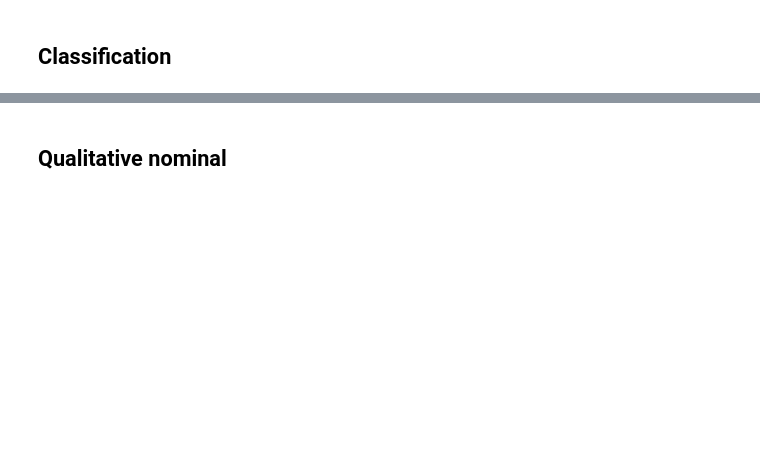
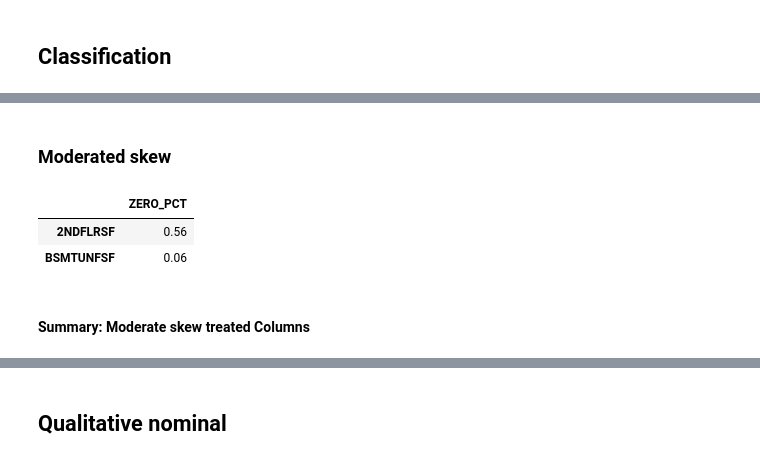
Before and after one commit to lucasamtaylor01/KaggleHousePrices, a Jupyter notebook: noteboks/03_feature_engineering.ipynb, the cells around one changed output, grey strips where cells are left out. Drawn from its saved outputs; the diff is of its cells as text; code cells hidden in the pictures; blank space fills up the shorter version.

```diff
--- a/noteboks/03_feature_engineering.ipynb
+++ b/noteboks/03_feature_engineering.ipynb
@@ -204,0 +330,11 @@ for col in quant_disc:
+# %%
+power_transformers = {}
+
+for col in high_skew:
+    pt = PowerTransformer()
+    result = pt.fit_transform(df_quant_cont[[col]])
+    df_quant_cont[col + "_TRANSFORMED"] = result[:, 0]
+    power_transformers[col] = pt
+
+
+transformed_columns = [c for c in df_quant_cont.columns if '_TRANSFORMED' in c]
@@ -204,0 +390,19 @@ for col in quant_disc:
+# %% [markdown]
+### Moderated skew
+# %%
+zero_presence_dict = {}
+for col in moderate_skew:
+    original_len = df_quant_cont[moderate_skew].shape[0]
+    zero_len = (df_quant_cont[df_quant_cont[col] == 0]).shape[0]
+    prop = zero_len / original_len
+    zero_presence_dict[col] = prop
+
+df_zero_presence = pd.DataFrame.from_dict(zero_presence_dict, orient='index')
+df_zero_presence = df_zero_presence.rename(columns={0:'ZERO_PCT'})
+df_zero_presence = df_zero_presence.sort_values(by=['ZERO_PCT'], ascending=False)
+
+df_zero_presence.round(2)
+# %% [output]
+|  | ZERO_PCT |
+| 2NDFLRSF | 0.56 |
+| BSMTUNFSF | 0.06 |
@@ -204,0 +421,2 @@ for col in quant_disc:
+# %% [markdown]
+#### Summary: Moderate skew treated Columns
```
Also changed, not shown: parts of 41 cells of this notebook, 1 other file.
